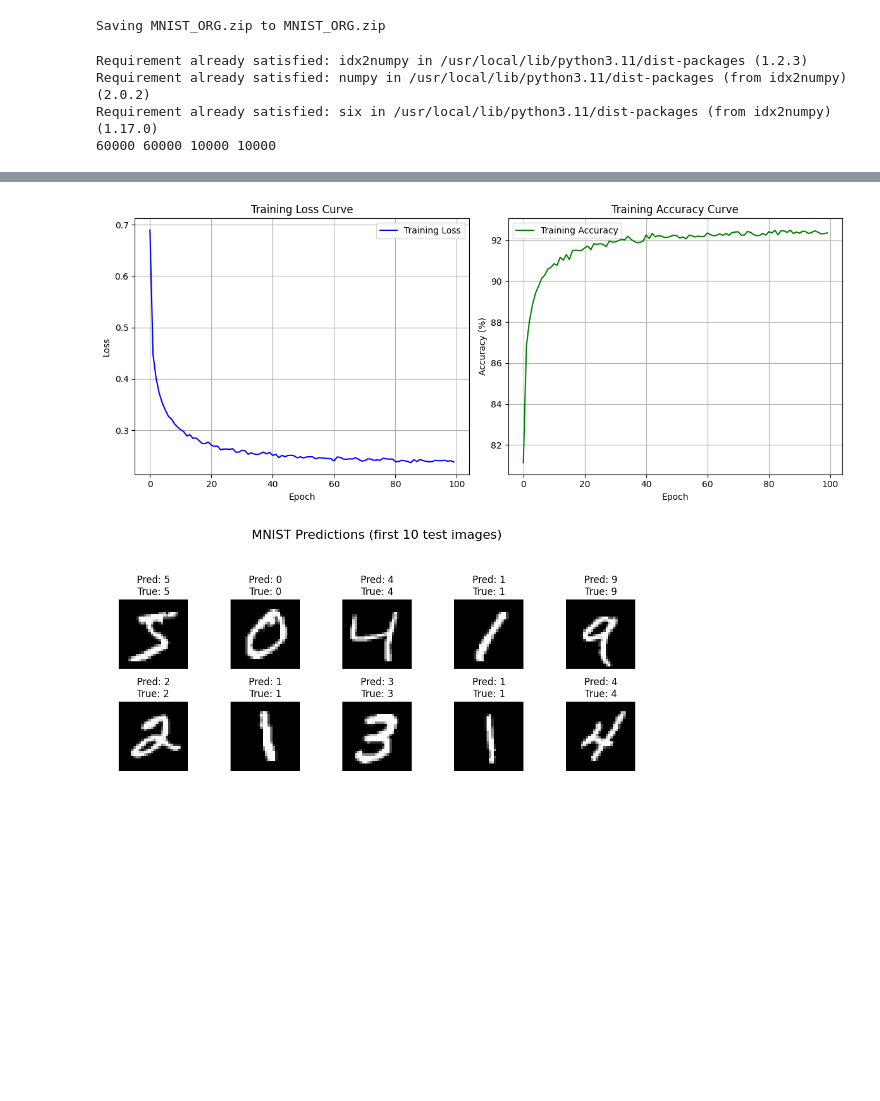
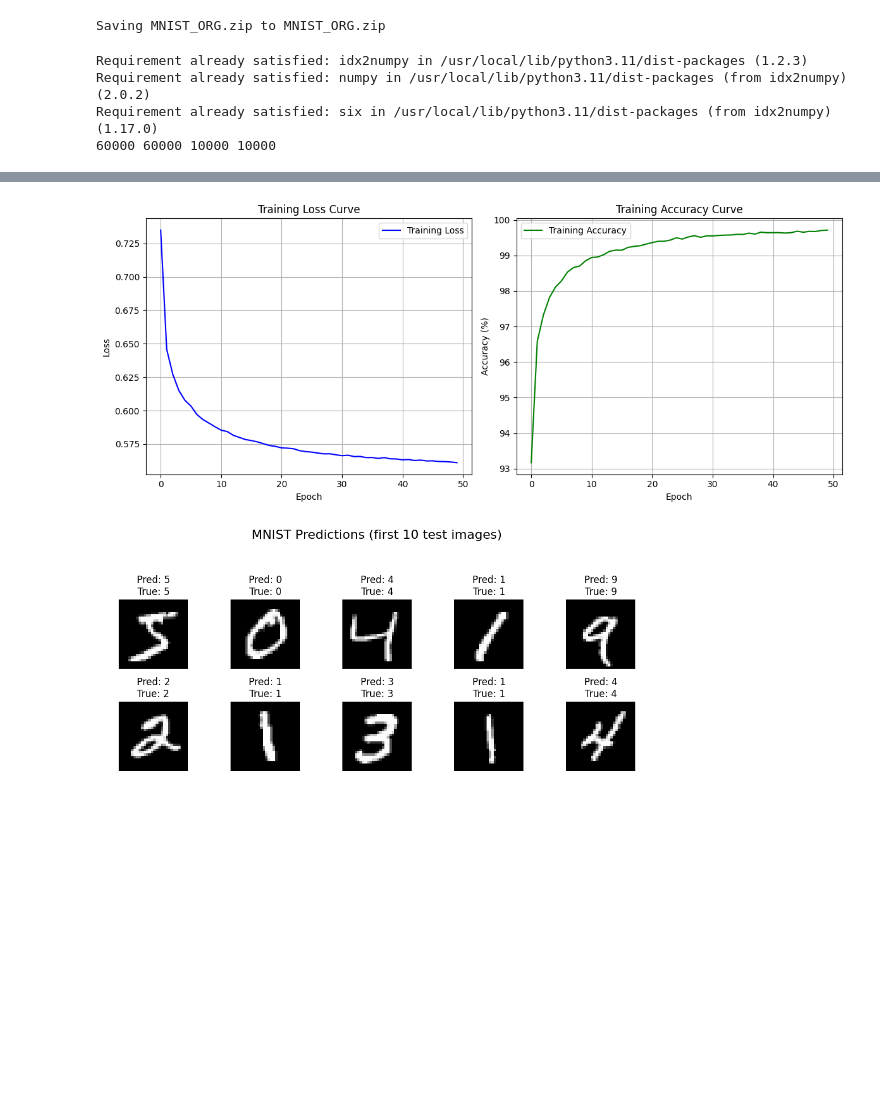
Before and after one commit to Ritikavarshney-hub/MNIST_handwritten_digit, a Jupyter notebook: pytorch_mnist.ipynb, the cells around one changed output, grey strips where cells are left out. Cells and saved outputs as stored; diff of their text form; code cells hidden in the pictures.

```diff
--- a/pytorch_mnist.ipynb
+++ b/pytorch_mnist.ipynb
@@ -36,6 +36,12 @@ labels = torch.tensor(labels, dtype=torch.long)
 timages=torch.tensor(timages/255.0,dtype=torch.float32).unsqueeze(1)
 tlabels=torch.tensor(tlabels,dtype=torch.long)
 
+mean, std = images.mean(), images.std()
+
+# Standardize
+images = (images - mean) / std
+timages = (timages - mean) / std
+
 torch.manual_seed(42)
 
 device=torch.device('cuda'if torch.cuda.is_available() else 'cpu')
@@ -58,27 +64,24 @@ testloader=DataLoader(testdataset,batch_size=128,shuffle=False, pin_memory=True)
 class one_layer_nn(nn.Module):
   def __init__(self ,num_features):
     super().__init__()
-    self.flatten=nn.Flatten() # Corrected Flatten
+    self.flatten=nn.Flatten()
     self.linear_relu_stack=nn.Sequential(
-        nn.Linear(num_features,64),
-        nn.BatchNorm1d(64),
+        nn.Linear(num_features,256),
+        nn.BatchNorm1d(256),
         nn.ReLU(),
-        nn.Dropout(0.6),
-        nn.Linear(64,10)
+        nn.Dropout(0.2),
+        nn.Linear(256,10)
     )
   def forward(self,x):
-    x = self.flatten(x) # Apply flatten
-    return self.linear_relu_stack(x) # Corrected model to linear_relu_stack
+    x = self.flatten(x)
+    return self.linear_relu_stack(x)
 
 learning_rate=0.001
 epoches=50
-
-
-model=one_layer_nn(images.shape[2]*images.shape[3]) # Corrected input features
+model=one_layer_nn(images.shape[2]*images.shape[3])
 model=model.to(device)
-loss_fn=nn.CrossEntropyLoss()
-torch.nn.utils.clip_grad_norm_(model.parameters(), max_norm=1.0)
-optimizer = torch.optim.Adam(model.parameters(), lr=learning_rate , weight_decay=1e-4)
+loss_fn=nn.CrossEntropyLoss(label_smoothing= 0.1)
+optimizer = torch.optim.Adam(model.parameters(), lr=learning_rate , weight_decay=1e-5)
 
 train_losses = []
 train_accuracies = []
@@ -87,22 +90,23 @@ for epoch in range(epoches):
   total_epoch_loss=0
   correct=0
   total=0
-  for batch_features,batch_labels in trainloader: # Removed enumerate
+  for batch_features,batch_labels in trainloader:
     batch_features,batch_labels=batch_features.to(device),batch_labels.to(device)
     pred=model(batch_features)
-    loss=loss_fn(pred,batch_labels) # Changed labels to batch_labels
+    loss=loss_fn(pred,batch_labels)
     optimizer.zero_grad()
     loss.backward()
+    torch.nn.utils.clip_grad_norm_(model.parameters(), max_norm=1.0)
     optimizer.step()
     total_epoch_loss+=loss.item()
-    _, predicted = pred.max(1) # Changed outputs to pred
+    _, predicted = pred.max(1)
     correct += (predicted == batch_labels).sum().item()
     total += batch_labels.size(0)
-  acc=100.*correct/total # Corrected syntax
+  acc=100.*correct/total
   avg_epoch_loss=total_epoch_loss/len(trainloader)
   train_losses.append(avg_epoch_loss)
   train_accuracies.append(acc)
-  print(f"Epoch {epoch+1}/{epoches}, Loss: {avg_epoch_loss:.4f}, accuracy:{acc:.2f}%") # Corrected syntax
+  print(f"Epoch {epoch+1}/{epoches}, Loss: {avg_epoch_loss:.4f}, accuracy:{acc:.2f}%")
 
 model.eval()
 
@@ -112,8 +116,8 @@ tloss=0
 simages, slabels = next(iter(testloader))
 simages, slabels = images[:10], labels[:10]
 simages = simages.to(device)
-with torch.no_grad(): # Corrected total to torch
-  for batch_features,batch_labels in testloader: # Removed enumerate
+with torch.no_grad():
+  for batch_features,batch_labels in testloader:
     batch_features,batch_labels=batch_features.to(device),batch_labels.to(device)
     ouput=model(batch_features)
     loss=loss_fn(ouput,batch_labels)
@@ -122,9 +126,9 @@ with torch.no_grad(): # Corrected total to torch
     tcorrect+=(predicted==batch_labels).sum().item()
     ttotal+=batch_labels.size(0)
 avg_test_loss=tloss/len(testloader)
-tacc=100.*tcorrect/ttotal # Corrected syntax
+tacc=100.*tcorrect/ttotal
 
-print(f"Test loss : {avg_test_loss:.4f}, Accuracy: {tacc:.2f}%") # Added print for test accuracy
+print(f"Test loss : {avg_test_loss:.4f}, Accuracy: {tacc:.2f}%")
 
 import matplotlib.pyplot as plt
 
@@ -199,4 +203,4 @@ Test loss : 0.1210, Accuracy: 96.53%
-[figure, old version]
+[figure, new version]
 [figure]
 # %%
 #importing libraries
```
Also changed, not shown: parts of 3 cells of this notebook.
